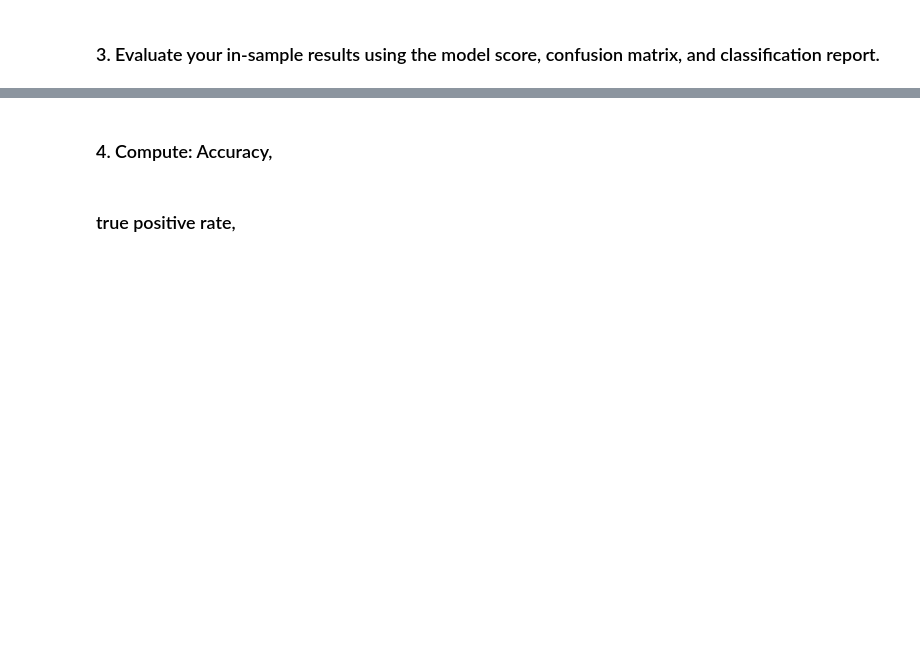
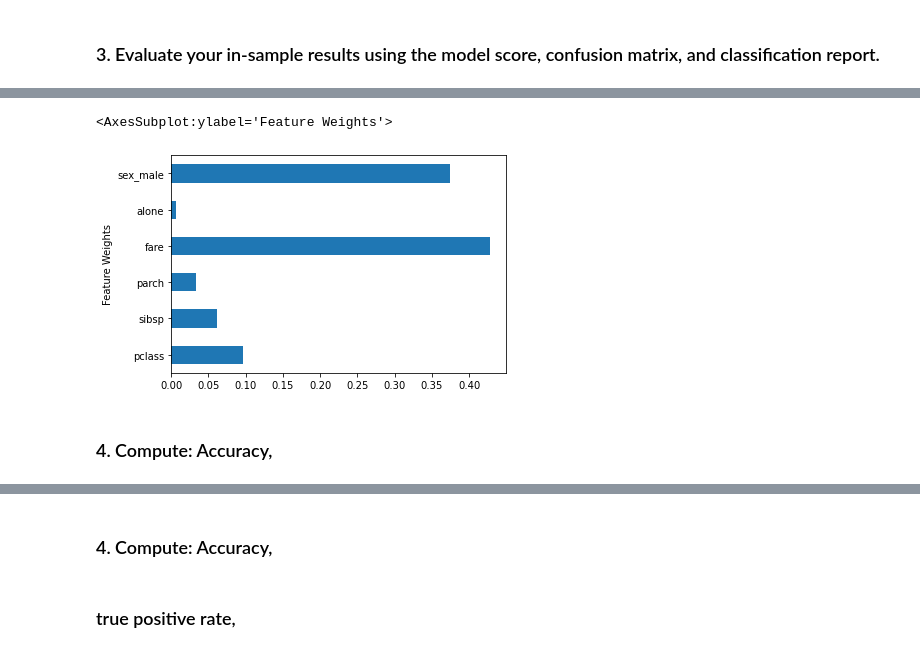
Before and after one commit to David-Howell/classification-exercises, a Jupyter notebook: model.ipynb, the cells around one changed output, grey strips where cells are left out. Saved outputs shown, nothing was run; the diff lists cells and outputs as text; code cells hidden in the pictures; blank space fills up the shorter version.

```diff
--- a/model.ipynb
+++ b/model.ipynb
@@ -17,0 +224,7 @@ Using the `titanic` data, in your `classification-exercises` repository, create
+# %%
+pd.Series(dict(zip(X_train.columns, model_1.feature_importances_))).plot.barh(xlabel='Feature Weights')
+# %% [output]
+<AxesSubplot:ylabel='Feature Weights'>
+[figure, added]
+# %% [markdown]
+### 4. Compute: Accuracy,
```
Also changed, not shown: parts of 79 cells of this notebook.
